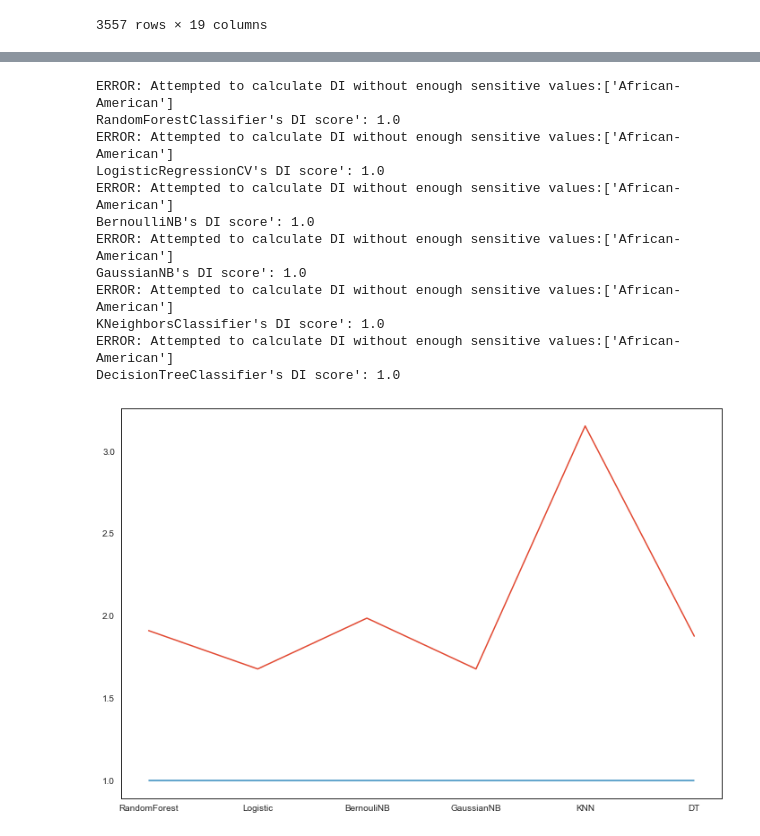
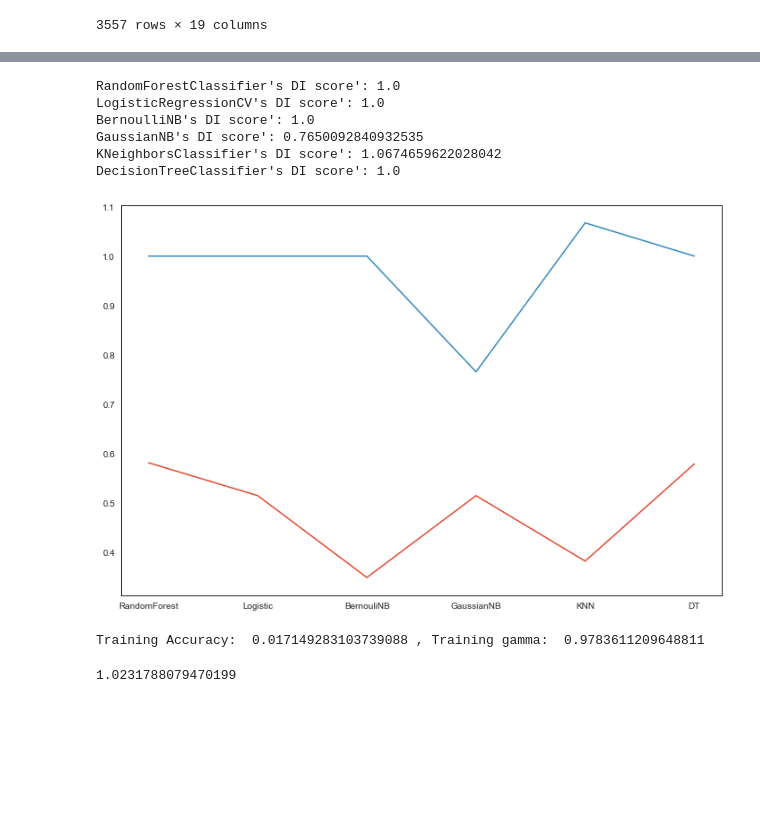
Before and after one commit to deardelia/MachineLearning_bias_analysis, a Jupyter notebook: baisc_model_train_20201206_yl_train_test.ipynb, the cells around one changed output, grey strips where cells are left out. Drawn from its saved outputs; the diff is of its cells as text; code cells hidden in the pictures; blank space fills up the shorter version.

```diff
--- a/baisc_model_train_20201206_yl_train_test.ipynb
+++ b/baisc_model_train_20201206_yl_train_test.ipynb
@@ -684,7 +684,7 @@ def calc(actual, predicted, dict_of_sensitive_lists, single_sensitive_name,
     what_is_this = [val for val in sensitive_values if val in unprotected_vals]
     # ['African-American', 'Caucasian']
     single_unprotected = [val for val in sensitive_values if val in unprotected_vals][0]
-    print(single_unprotected)
+#     print(single_unprotected)
     # single_unprotected becomes only 'African-American'. Something wrong?
     unprotected_prob = calc_prob_class_given_sensitive(predicted, sensitive, positive_pred,
                                                        single_unprotected)
@@ -707,9 +707,9 @@ def calc(actual, predicted, dict_of_sensitive_lists, single_sensitive_name,
 
 actual = test1_y_raw[Target]
 dict_of_sensitive_lists = test1_x_raw
-single_sensitive_name = 'race'
+single_sensitive_name = 'sex'
 # unprotected_vals = ['African-American', 'Caucasian']
-unprotected_vals = ['Caucasian']
+unprotected_vals = ['Male']
 positive_pred = 1
 DI_res = []
 # x_axis = ['GradientBoost', 'RandomForest', 'GaussianPro', 'Logistic', 'BernouliNB', 'GaussianNB', 'KNN', 'SVC', 'Linear', 'DT']
@@ -872,34 +866,62 @@ for alg in MLA:
 # %%
 # calculate the DIavgall again
 actual = repaired_test1_x_raw[Target]
-dict_of_sensitive_lists = repaired_test1_x_raw
-single_sensitive_name = 'race'
+# dict_of_sensitive_lists = repaired_test1_x_raw
+dict_of_sensitive_lists = test1_x_raw
+single_sensitive_name = 'sex'
 # unprotected_vals = ['African-American', 'Caucasian']
-unprotected_vals = ['Caucasian']
+unprotected_vals = ['Male']
 positive_pred = 1
 DI_res_repaired = []
 for alg in MLA:
     predicted = MLA_predict_after[alg.__class__.__name__]
     score = calc(actual, predicted, dict_of_sensitive_lists, single_sensitive_name, unprotected_vals, positive_pred)
     DI_res_repaired.append(score)
     print(alg.__class__.__name__ + "'s DI score': " + str(score))
 
 # plot
 plt.plot(x_axis, DI_res, DI_res_repaired)
 plt.show()
 
 # the current DI calculation looks skecthy, looking for calibration (group condition)
 # %% [output]
-ERROR: Attempted to calculate DI without enough sensitive values:['African-American']
 RandomForestClassifier's DI score': 1.0
-ERROR: Attempted to calculate DI without enough sensitive values:['African-American']
 LogisticRegressionCV's DI score': 1.0
-ERROR: Attempted to calculate DI without enough sensitive values:['African-American']
 BernoulliNB's DI score': 1.0
-ERROR: Attempted to calculate DI without enough sensitive values:['African-American']
-GaussianNB's DI score': 1.0
-ERROR: Attempted to calculate DI without enough sensitive values:['African-American']
-KNeighborsClassifier's DI score': 1.0
-ERROR: Attempted to calculate DI without enough sensitive values:['African-American']
+GaussianNB's DI score': 0.7650092840932535
+KNeighborsClassifier's DI score': 1.0674659622028042
 DecisionTreeClassifier's DI score': 1.0
-[figure, old version]
+[figure, new version]
+# %%
+#     """The meta algorithm here takes the fairness metric as part of the input
+#     and returns a classifier optimized w.r.t. that fairness metric [11]_.
+#     References:
+#         .. [11] L. E. Celis, L. Huang, V. Keswani, and N. K. Vishnoi.
+#            "Classification with Fairness Constraints: A Meta-Algorithm with
+#            Provable Guarantees," 2018.
+#     """
+# # run Mega Algorithm
+# # import the fairness metric to be used, here we use disparate impact, consistent with feldman above
+from aif360.algorithms.inprocessing.celisMeta.StatisticalRate import StatisticalRate
+tau = 0.8 # fairness penalty parameter
+sens_index = data1_x_calc.index('sex_code')
+x_train = train1_x.values.tolist()
+# y_train = train1_y.values.tolist()
+y_train = np.array([1 if y == 1 else
+                           -1 for y in train1_y.values.tolist()])
+x_control_train = []
+for i in range(len(x_train)):
+    x_control_train.append(x_train[i][sens_index])
+# train the mega classifier
+mega = StatisticalRate().getModel(tau, x_train, y_train, x_control_train)
+# %% [output]
+Training Accuracy:  0.017149283103739088 , Training gamma:  0.9783611209648811
+# %%
+mega_predictions = []
+for entry in test1_x.values:
+    t = mega(entry)
+    mega_predictions.append(int(t > 0))
+DI_res_mega = calc(actual, mega_predictions, dict_of_sensitive_lists, single_sensitive_name, unprotected_vals, positive_pred)
+print(DI_res_mega)
+# %% [output]
+1.0231788079470199
```
Also changed, not shown: parts of 11 cells of this notebook, 2 other files.
